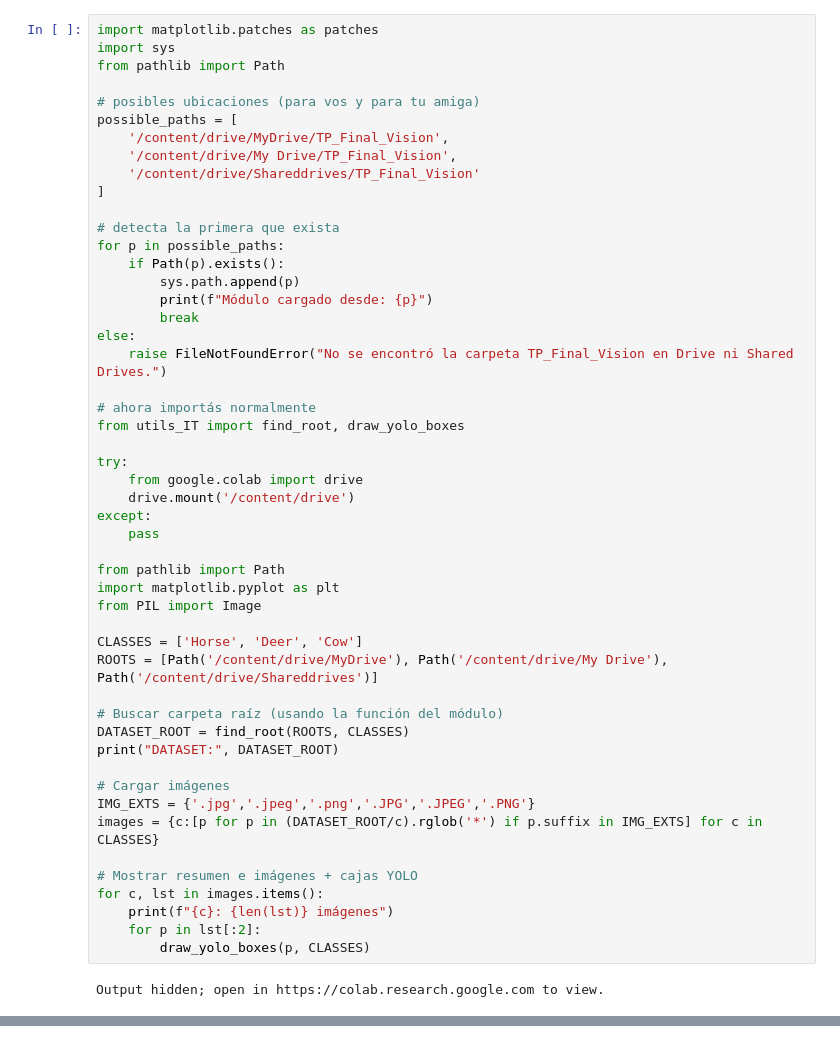
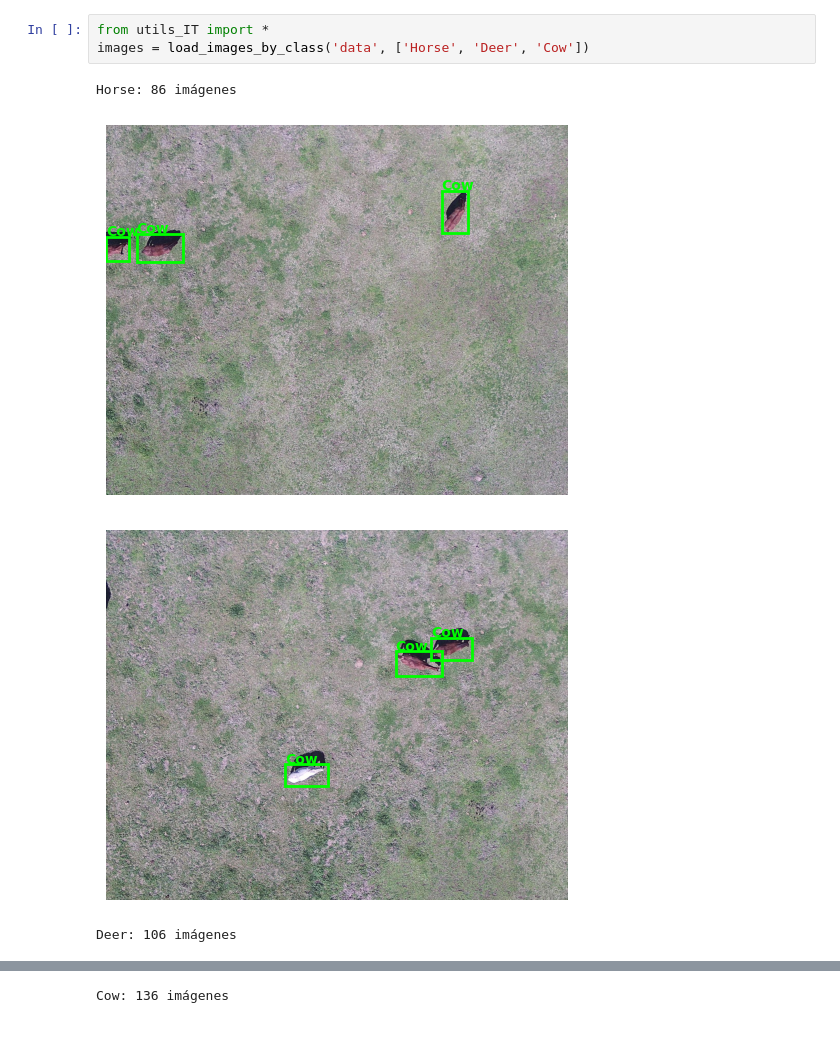
Before and after one commit to florzoffi/TP-Final-Vision, a Jupyter notebook: 1.YOLO-HST_GST.ipynb, the cells around one changed output, grey strips where cells are left out. Saved outputs shown, nothing was run; the diff lists cells and outputs as text.

Commit message:
visualize boxes

```diff
--- a/1.YOLO-HST_GST.ipynb
+++ b/1.YOLO-HST_GST.ipynb
@@ -1,52 +1,8 @@
-# %%
-import matplotlib.patches as patches
-import sys
-from pathlib import Path
-
-# posibles ubicaciones (para vos y para tu amiga)
-possible_paths = [
-    '/content/drive/MyDrive/TP_Final_Vision',
-    '/content/drive/My Drive/TP_Final_Vision',
-    '/content/drive/Shareddrives/TP_Final_Vision'
-]
-
-# detecta la primera que exista
-for p in possible_paths:
-    if Path(p).exists():
-        sys.path.append(p)
-        print(f"Módulo cargado desde: {p}")
-        break
-else:
-    raise FileNotFoundError("No se encontró la carpeta TP_Final_Vision en Drive ni Shared Drives.")
-
-# ahora importás normalmente
-from utils_IT import find_root, draw_yolo_boxes
-
-try:
-    from google.colab import drive
-    drive.mount('/content/drive')
-except:
-    pass
-
-from pathlib import Path
-import matplotlib.pyplot as plt
-from PIL import Image
-
-CLASSES = ['Horse', 'Deer', 'Cow']
-ROOTS = [Path('/content/drive/MyDrive'), Path('/content/drive/My Drive'), Path('/content/drive/Shareddrives')]
-
-# Buscar carpeta raíz (usando la función del módulo)
-DATASET_ROOT = find_root(ROOTS, CLASSES)
-print("DATASET:", DATASET_ROOT)
-
-# Cargar imágenes
-IMG_EXTS = {'.jpg','.jpeg','.png','.JPG','.JPEG','.PNG'}
-images = {c:[p for p in (DATASET_ROOT/c).rglob('*') if p.suffix in IMG_EXTS] for c in CLASSES}
-
-# Mostrar resumen e imágenes + cajas YOLO
-for c, lst in images.items():
-    print(f"{c}: {len(lst)} imágenes")
-    for p in lst[:2]:
-        draw_yolo_boxes(p, CLASSES)
-# %% [output]
-Output hidden; open in https://colab.research.google.com to view.
+# %%
+from utils_IT import *
+images = load_images_by_class('data', ['Horse', 'Deer', 'Cow'])
+# %% [output]
+Horse: 86 imágenes
+[figure, added]
+[figure, added]
+Deer: 106 imágenes
@@ -52,0 +11 @@ Output hidden; open in https://colab.research.google.com to view.
+Cow: 136 imágenes
```
Also changed, not shown: parts of 1 cell of this notebook, 6 other files.
